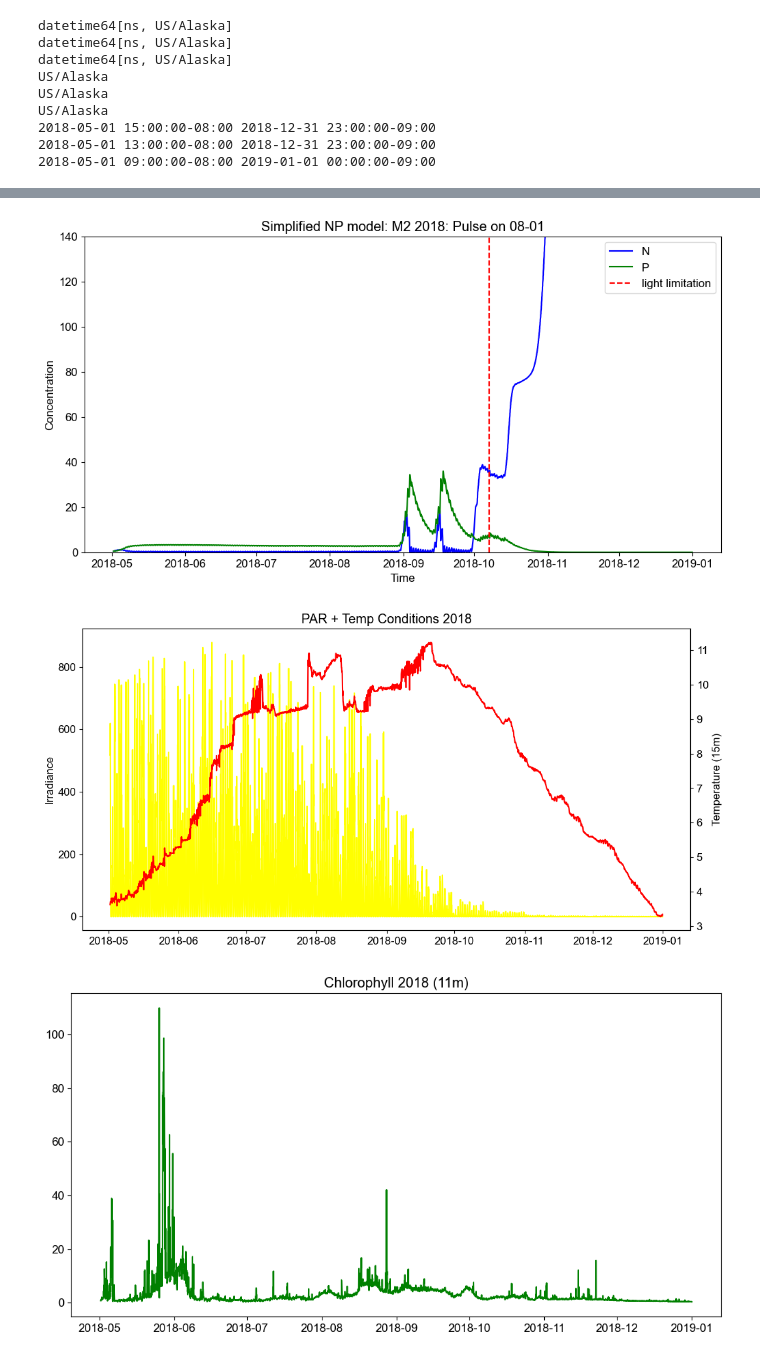
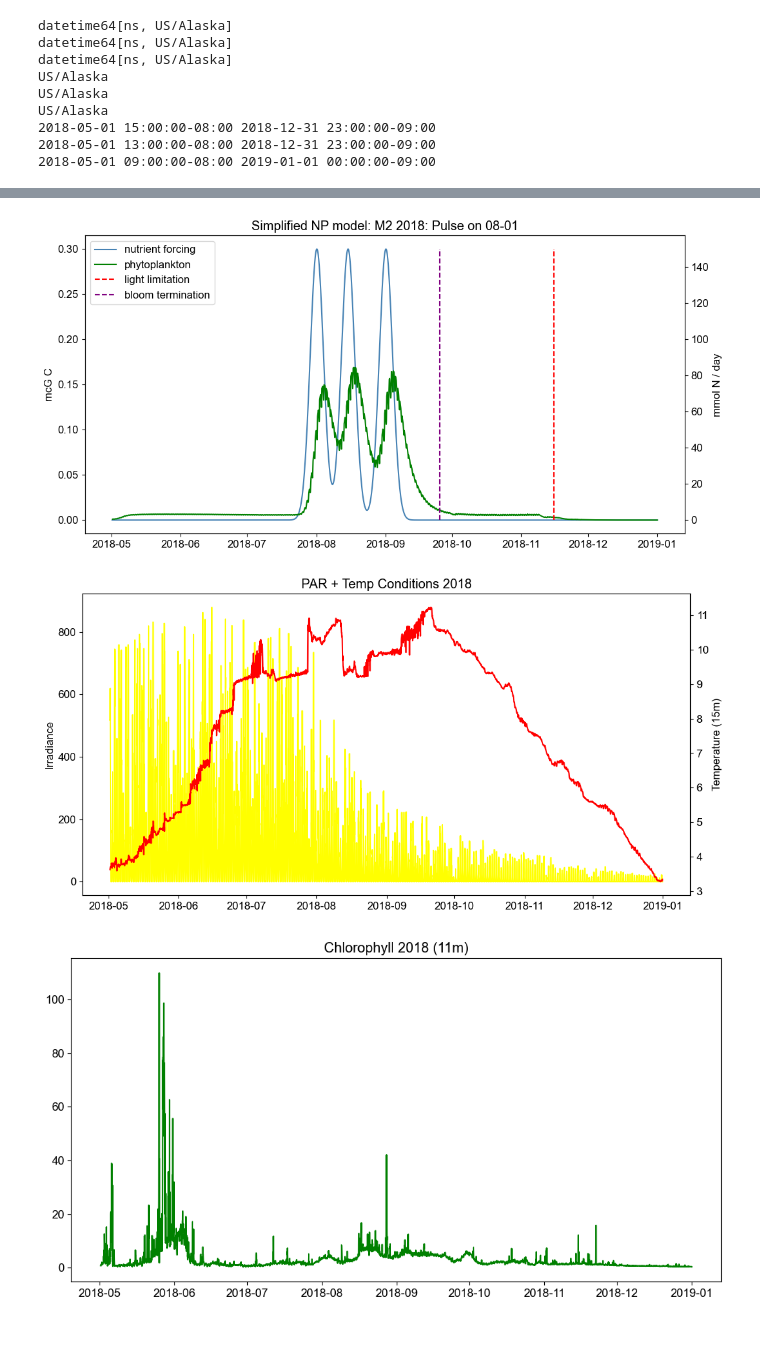
Before and after one commit to ashah1030/senior_thesis, a Jupyter notebook: NP_full_2018_model.ipynb, the cells around one changed output, grey strips where cells are left out. Drawn from its saved outputs; the diff is of its cells as text; code cells hidden in the pictures.

```diff
--- a/NP_full_2018_model.ipynb
+++ b/NP_full_2018_model.ipynb
@@ -245,7 +278,7 @@ strat_index
 # %%
 light_data_mod_pulses = pd.DataFrame({
         'time': light_data_2018.time,
-        'approxPAR': decayed_data_five
+        'approxPAR': decayed_data_three
     })
 # %%
 print(light_data_mod_pulses['time'].dtype)
@@ -370,8 +398,17 @@ def npz(t, X): #this model takes in temperature, nutrients (N), and irradiance (
         I_frac[round(t)] = (P_B(I_value)) #store I_frac
         N_frac[round(t)] = (V_frac_calc) #store N_frac
     [phyto_growth, phyto_resp, phyto_mortality] = phyto_rates(Temp, V_frac_calc, PBI) #calculate phyto rates based on Temperature
-    strat_index = 0.2 # if strat_index < 1, stratification is lower than normal (0.5, density differences lower than usual) --> pulses get multiplied by 1/sqrt(fraction) to account for a LARGER nutrient disturbance with the same amount of wind
-    F = (1/np.sqrt(strat_index)) * (gaussian (t, 2949, 0.3, 24) + gaussian(t, 3285, 0.3, 24) +  gaussian(t, 3669, 0.3, 24) + gaussian(t, 3992, 0.3, 24) + gaussian(t, 4400, 0.5, 72))
+    #NULL HYPOTHESIS FORCING
+    #F = (1/np.sqrt(strat_index)) * (gaussian (t, 2205, 0.3, 72) + gaussian(t, 2541, 0.3, 72) +  gaussian(t, 2949, 0.3, 72))
+    #storm proximity forcing
+    #F = (1/np.sqrt(strat_index)) * (gaussian (t, 2205, 0.3, 72) + gaussian(t, 2301, 0.3, 72) +  gaussian(t, 2541, 0.3, 72))
+    # std dev (duration) forcing
+    #F = (1/np.sqrt(strat_index)) * (gaussian (t, 2205, 0.3, 144) + gaussian(t, 2541, 0.3, 144) +  gaussian(t, 2949, 0.3, 144))
+    #amplitude forcing
+    F = (1/np.sqrt(strat_index)) * (gaussian (t, 2205, 0.6, 72) + gaussian(t, 2541, 0.6, 72) +  gaussian(t, 2949, 0.6, 72))
+
+    #numerics experiment
+    #F = (1/np.sqrt(strat_index)) * (gaussian (t, 2205, 0.6, 72) + gaussian(t, 2205 + 24, 0.6, 72) +  gaussian(t, 2205 + 48, 0.6, 72))
     dN_dt = - (P*(phyto_growth-phyto_resp)) + N_in(t) + F
     #dN_dt = N + #create new function here!
     dP_dt = P*(phyto_growth-phyto_resp-(6*phyto_mortality)) #scale by 0.001 to reduce over-grazing
@@ -414,37 +451,57 @@ M2_model = scipy.integrate.solve_ivp(npz, y0 = init, t_span = time, t_eval=time_
 # %%
 timestamp = M2_2018_all['time']
-plt.figure(figsize=(12, 6))  # Makes figure more rectangular
-
 plt.rcParams['font.family'] = 'Arial'
 plt.rcParams['font.size'] = 12
-plt.plot(timestamp, M2_model.y[0], color='blue') #N
-plt.plot(timestamp, M2_model.y[1], color='green') #P
-plt.vlines(x=timestamp[first_occurrence], ymin=0, ymax=150, colors='r', linestyles='--')
-plt.ylim([0,140])
+
+fig, ax4 = plt.subplots(figsize=(12, 6))  # Creates the figure
+
+#plt.plot(timestamp, M2_model.y[0], color='blue') #N
+# Plot on ax4
+ax4.plot(TS_data_2018.time, Forcing_plotted, color='steelblue', label='nutrient forcing')
+
+# Create a second y-axis and plot on ax5
+ax5 = ax4.twinx()
+ax5.plot(timestamp, M2_model.y[1], color='green', label='phytoplankton')  # P
+
+# Add vertical lines
+ax5.vlines(x=timestamp[first_occurrence], ymin=0, ymax=150, colors='r', linestyles='--', label='light limitation')
+ax5.vlines(x=timestamp[first_negative_index], ymin=0, ymax=150, colors='purple', linestyles='--', label='bloom termination')
+
+# Combine handles and labels from both ax4 and ax5 for the legend
+handles, labels = ax4.get_legend_handles_labels()
+handles2, labels2 = ax5.get_legend_handles_labels()
+
+# Combine the handles and labels
+handles.extend(handles2)
+labels.extend(labels2)
+
+# Create the legend
+plt.legend(handles, labels, loc='upper left')  # You can adjust the location as needed
+
 plt.title('Simplified NP model: M2 2018: Pulse on 08-01')
 plt.xlabel('Time')
-plt.ylabel('Concentration')
-plt.legend(['N', 'P', 'light limitation'])
-plt.savefig('/Users/anjalishah/Desktop/Senior_Thesis/Figures/M2_full2018_model.jpg', dpi=300, bbox_inches='tight')
+ax5.set_ylabel('mmol N / day')
+ax4.set_ylabel('mcG C')
+plt.savefig('/Users/anjalishah/Desktop/Senior_Thesis/Figures/amplitude_ouput.jpg', dpi=300, bbox_inches='tight')
 
 #plot environmental conditions
 fig, ax1 = plt.subplots(figsize=(12, 6))
 ax1.plot(timestamp, I, color='yellow', label='Irradiance')
 ax1.set_ylabel('Irradiance')
 ax2 = ax1.twinx()
 ax2.plot(timestamp, T, color='red', label='Temperature')
 ax2.set_ylabel('Temperature (15m)')
 plt.title('PAR + Temp Conditions 2018')
 plt.savefig('/Users/anjalishah/Desktop/Senior_Thesis/Figures/PAR_temp_2018.jpg', dpi=300, bbox_inches='tight')
 
 
 fig, ax3 = plt.subplots(figsize=(12, 6))
 ax3.plot(timestamp, M2_2018_all[' ugrams/l'], color='green', label='Chl-a')
 plt.title('Chlorophyll 2018 (11m)')
 plt.savefig('/Users/anjalishah/Desktop/Senior_Thesis/Figures/chl_a_2018.jpg', dpi=300, bbox_inches='tight')
 # %% [output]
-[figure, old version]
+[figure, new version]
-[figure, old version]
+[figure, new version]
 [figure]
 # %%
 dP_series = pd.Series(dP_stored)
```
Also changed, not shown: parts of 22 cells of this notebook.
